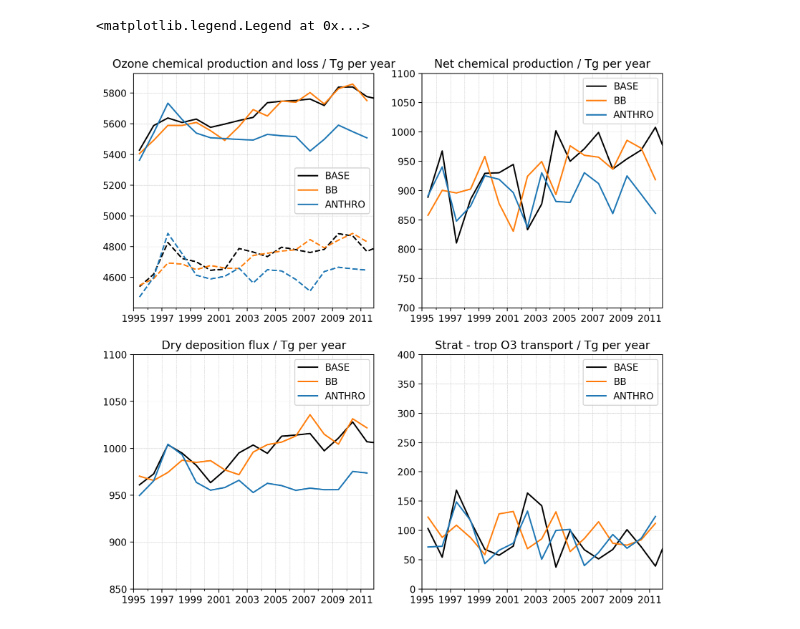
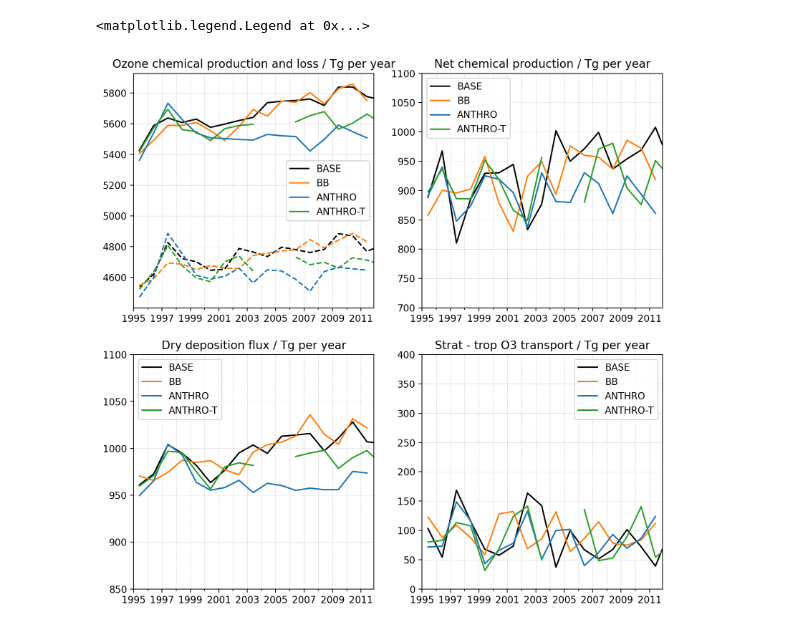
Before and after one commit to paultgriffiths/opt-ozone-precursors-tropics, a Jupyter notebook: OPT_poster_budget_figure.ipynb, the cells around one changed output. Saved outputs shown, nothing was run; the diff lists cells and outputs as text; code cells hidden in the pictures.

```diff
--- a/OPT_poster_budget_figure.ipynb
+++ b/OPT_poster_budget_figure.ipynb
@@ -9,7 +9,7 @@ disk = '/gws/nopw/j04/htap2/ptg21/'
 # %%
 nyrs=17
 ## Ox PRODUCTION
-def prod_loss(disk='/gws/nopw/j04/htap2/ptg21/', jobid, nyrs):
+def prod_loss(disk='/gws/nopw/j04/htap2/ptg21/', jobid='u-cb159', nyrs=20):
     ncfile=nc.Dataset(disk+'/'+jobid+'/'+jobid+'_ho2no_tot.nc')
     p1 = np.array(ncfile.variables['__xarray_dataarray_variable__'][-12*nyrs:], dtype=np.float64)
 
@@ -71,21 +71,25 @@ def prod_loss(disk='/gws/nopw/j04/htap2/ptg21/', jobid, nyrs):
 
     return prod/1e9, loss/1e9, dtot/1e9, ste/1e9
 # %%
-cq029p, cq029l, cq029d, cq029s = prod_loss('u-cq029', 17)
+cq029p, cq029l, cq029d, cq029s = prod_loss(disk,'u-cq029', 17)
 cq029_index = pd.date_range(start='1995-6-01', end='2012-06-01', freq='12M')
 cq029 = pd.DataFrame(zip(cq029p, cq029l, cq029d, cq029s), columns=['O3P','O3L', 'O3DD', 'O3STE'], index=cq029_index)
 
-cq041p, cq041l, cq041d, cq041s = prod_loss('u-cq041', 17)
+cq041p, cq041l, cq041d, cq041s = prod_loss(disk, 'u-cq041', 17)
 cq041_index = pd.date_range(start='1995-6-01', end='2012-06-01', freq='12M')
 cq041 = pd.DataFrame(zip(cq041p, cq041l, cq041d, cq041s), columns=['O3P','O3L', 'O3DD', 'O3STE'], index=cq041_index)
 
-cb159p, cb159l, cb159d, cb159s = prod_loss('u-cb159', 19)
+cb159p, cb159l, cb159d, cb159s = prod_loss(disk, 'u-cb159', 19)
 cb159_index = pd.date_range(start='1995-06-01', end='2014-06-01', freq='12M')
 cb159 = pd.DataFrame(zip(cb159p, cb159l, cb159d, cb159s), columns=['O3P','O3L', 'O3DD', 'O3STE'], index=cb159_index)
 
-cq330p, cq330l, cq330d, cq330s = prod_loss('u-cq330', 7)
-cq330_index = pd.date_range(start='2005-06-01', end='2012-06-01', freq='12M')
+cq330p, cq330l, cq330d, cq330s = prod_loss(disk, 'u-cq330', 6)
+cq330_index = pd.date_range(start='2006-06-01', end='2014-06-01', freq='12M')
 cq330 = pd.DataFrame(zip(cq330p, cq330l, cq330d, cq330s), columns=['O3P','O3L', 'O3DD', 'O3STE'], index=cq330_index)
+
+cq393p, cq393l, cq393d, cq393s = prod_loss(disk, 'u-cq393', 9)
+cq393_index = pd.date_range(start='1995-06-01', end='2004-06-01', freq='12M')
+cq393 = pd.DataFrame(zip(cq393p, cq393l, cq393d, cq393s), columns=['O3P','O3L', 'O3DD', 'O3STE'], index=cq393_index)
 # %%
 cmap = plt.get_cmap("tab10")
 fig=plt.figure(figsize=(10,10), dpi=200)
@@ -99,8 +103,12 @@ cq041.O3L.plot(color=cmap(1), linestyle='--', label='')
 cq029.O3P.plot(color=cmap(0), label='ANTHRO')
 cq029.O3L.plot(color=cmap(0), linestyle='--', label='')
 
-#cq330.O3P.plot(color=cmap(2), label='ANTHRO-T')
-#cq330.O3L.plot(color=cmap(2), linestyle='--', label='')
+cq330.O3P.plot(color=cmap(2), label='ANTHRO-T')
+cq330.O3L.plot(color=cmap(2), linestyle='--', label='')
+
+
+cq393.O3P.plot(color=cmap(2), label='')
+cq393.O3L.plot(color=cmap(2), linestyle='--', label='')
 
 ax.grid(True, which='both', linestyle='--', linewidth=0.25)
 ax.set_xlim([datetime.date(1995, 1, 1), datetime.date(2011, 12, 31)])
@@ -111,35 +119,38 @@ plt.subplot(2,2,2)
 ax = (cb159.O3P-cb159.O3L).plot(color='k', label='BASE')
 (cq041.O3P-cq041.O3L).plot(color=cmap(1), label='BB')
 (cq029.O3P-cq029.O3L).plot(color=cmap(0), label='ANTHRO')
-#(cq330.O3P-cq029.O3L).plot(color=cmap(2), label='ANTHRO-T')
+(cq330.O3P-cq330.O3L).plot(color=cmap(2), label='ANTHRO-T')
+(cq393.O3P-cq393.O3L).plot(color=cmap(2), label='')
 
 ax.grid(True, which='both', linestyle='--', linewidth=0.25)
 ax.set_ylim(700,1100)
 ax.set_xlim([datetime.date(1995, 1, 1), datetime.date(2011, 12, 31)])
 plt.title('Net chemical production / Tg per year')
 plt.legend()
 
 plt.subplot(2,2,3)
 ax=cb159.O3DD.plot(color='k', label='BASE')
 cq041.O3DD.plot(color=cmap(1), label='BB')
 cq029.O3DD.plot(color=cmap(0), label='ANTHRO')
-#cq330.O3DD.plot(color=cmap(2), label='ANTHRO-T')
+cq330.O3DD.plot(color=cmap(2), label='ANTHRO-T')
+cq393.O3DD.plot(color=cmap(2), label='')
 ax.grid(True, which='both', linestyle='--', linewidth=0.25)
 ax.set_ylim(850,1100)
 ax.set_xlim([datetime.date(1995, 1, 1), datetime.date(2011, 12, 31)])
 plt.title('Dry deposition flux / Tg per year')
 plt.legend()
 
 plt.subplot(2,2,4)
 ax=cb159.O3STE.plot(color='k', label='BASE')
 cq041.O3STE.plot(color=cmap(1), label='BB')
 cq029.O3STE.plot(color=cmap(0), label='ANTHRO')
-#cq330.O3STE.plot(color=cmap(2), label='ANTHRO-T')
+cq330.O3STE.plot(color=cmap(2), label='ANTHRO-T')
+cq393.O3STE.plot(color=cmap(2), label='')
 ax.grid(True, which='both', linestyle='--', linewidth=0.25)
 ax.set_ylim(0,400)
 ax.set_xlim([datetime.date(1995, 1, 1), datetime.date(2011, 12, 31)])
 plt.title('Strat - trop O3 transport / Tg per year')
 plt.legend()
 # %% [output]
 <matplotlib.legend.Legend at 0x...>
-[figure, old version]
+[figure, new version]
```
Also changed, not shown: 40 other files.
